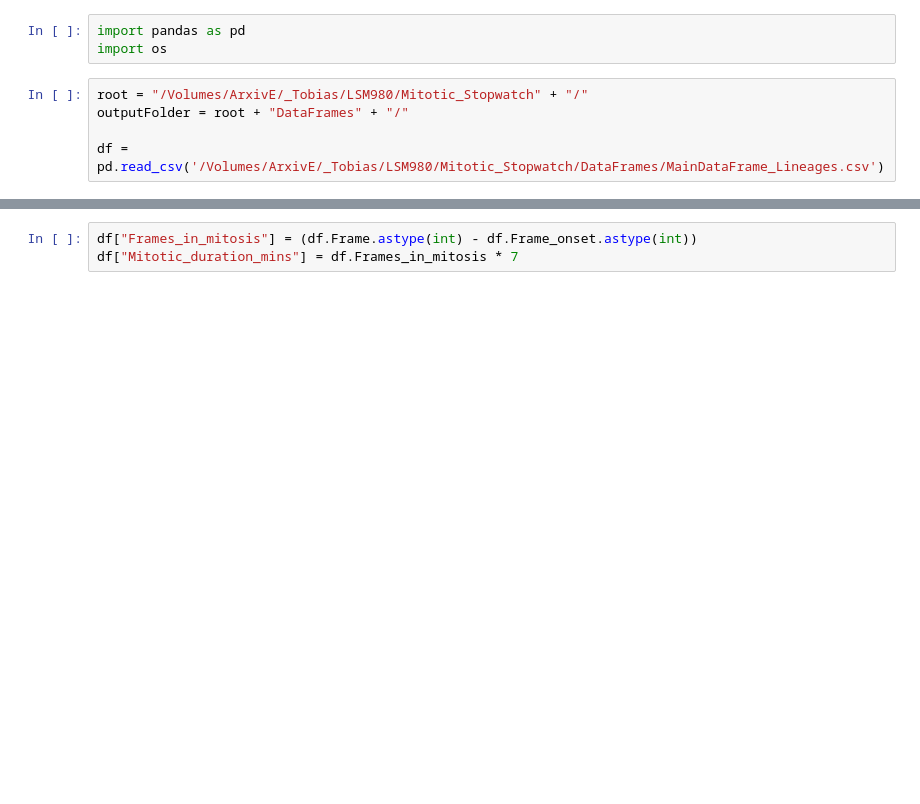
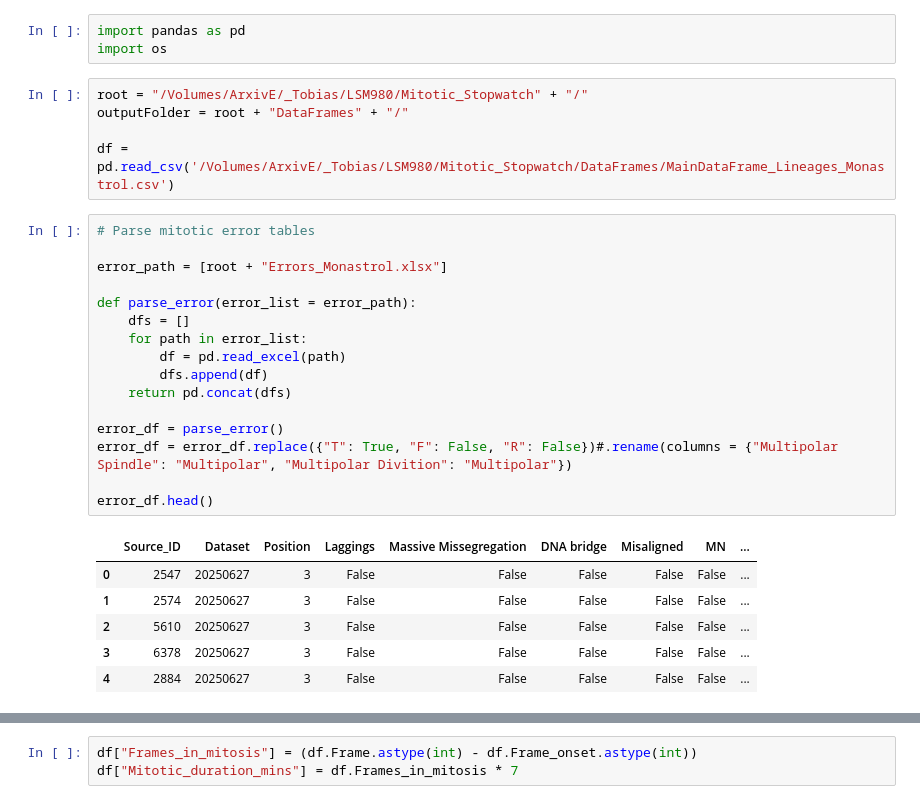
Before and after one commit to CID-LAB-i3S/MitoticMemory, a Jupyter notebook: Notebooks/02_Mitotic_Stopwatch_Merge_onsets.ipynb, the cells around one changed output, grey strips where cells are left out. Saved outputs shown, nothing was run; the diff lists cells and outputs as text; blank space fills up the shorter version.

```diff
--- a/Notebooks/02_Mitotic_Stopwatch_Merge_onsets.ipynb
+++ b/Notebooks/02_Mitotic_Stopwatch_Merge_onsets.ipynb
@@ -5,7 +5,30 @@ import os
 root = "/Volumes/ArxivE/_Tobias/LSM980/Mitotic_Stopwatch" + "/"
 outputFolder = root + "DataFrames" + "/"
 
-df = pd.read_csv('/Volumes/ArxivE/_Tobias/LSM980/Mitotic_Stopwatch/DataFrames/MainDataFrame_Lineages.csv')
+df = pd.read_csv('/Volumes/ArxivE/_Tobias/LSM980/Mitotic_Stopwatch/DataFrames/MainDataFrame_Lineages_Monastrol.csv')
+# %%
+# Parse mitotic error tables
+
+error_path = [root + "Errors_Monastrol.xlsx"]
+
+def parse_error(error_list = error_path):
+    dfs = []
+    for path in error_list:
+        df = pd.read_excel(path)
+        dfs.append(df)
+    return pd.concat(dfs)
+
+error_df = parse_error()
+error_df = error_df.replace({"T": True, "F": False, "R": False})#.rename(columns = {"Multipolar Spindle": "Multipolar", "Multipolar Divition": "Multipolar"})
+
+error_df.head()
+# %% [output]
+|  | Source_ID | Dataset | Position | Laggings | Massive Missegregation | DNA bridge | Misaligned | MN | ... |
+| 0 | 2547 | 20250627 | 3 | False | False | False | False | False | ... |
+| 1 | 2574 | 20250627 | 3 | False | False | False | False | False | ... |
+| 2 | 5610 | 20250627 | 3 | False | False | False | False | False | ... |
+| 3 | 6378 | 20250627 | 3 | False | False | False | False | False | ... |
+| 4 | 2884 | 20250627 | 3 | False | False | False | False | False | ... |
 # %%
 def getonsets(filepath, position, dataset):
     onsets = pd.read_csv(filepath)
```
Also changed, not shown: parts of 5 cells of this notebook, 3 other files.
